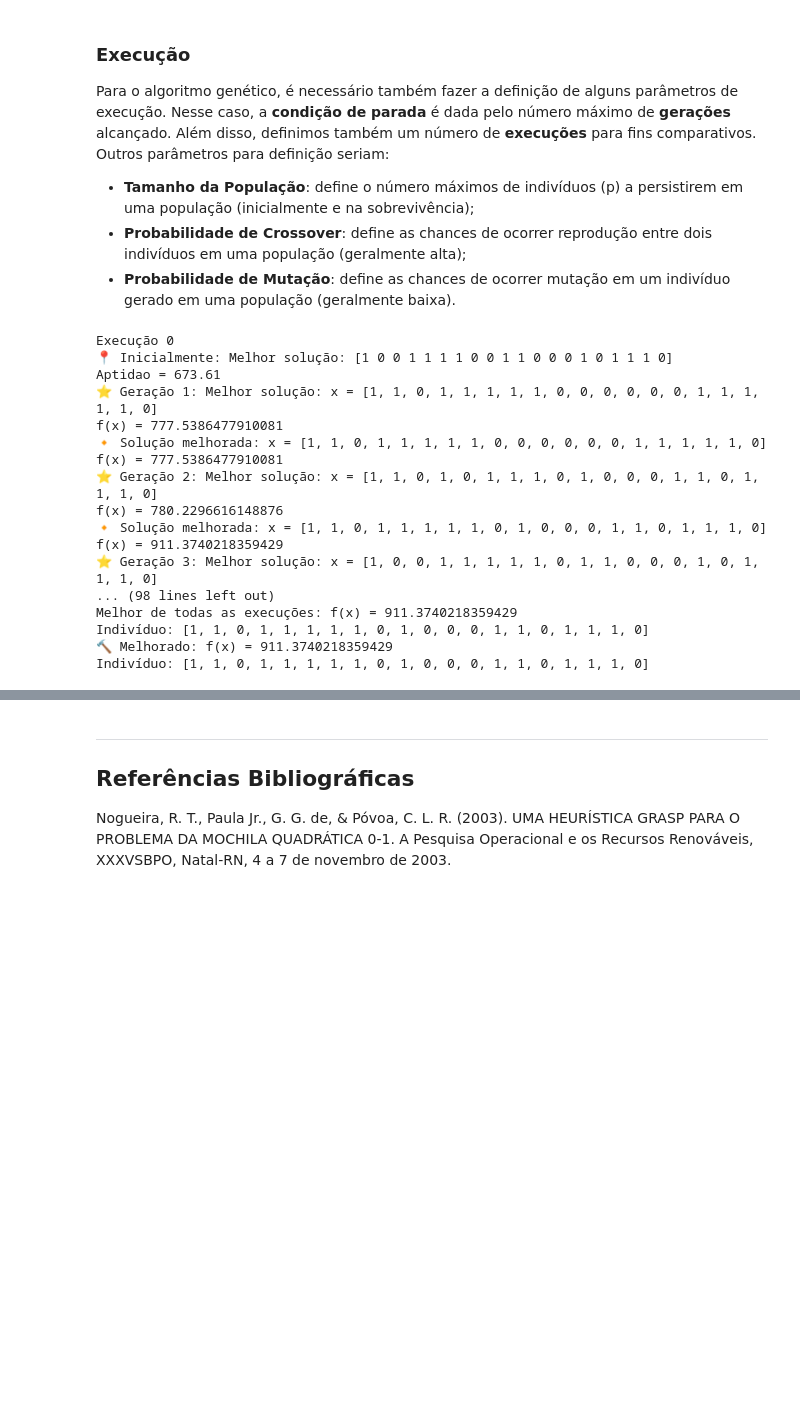
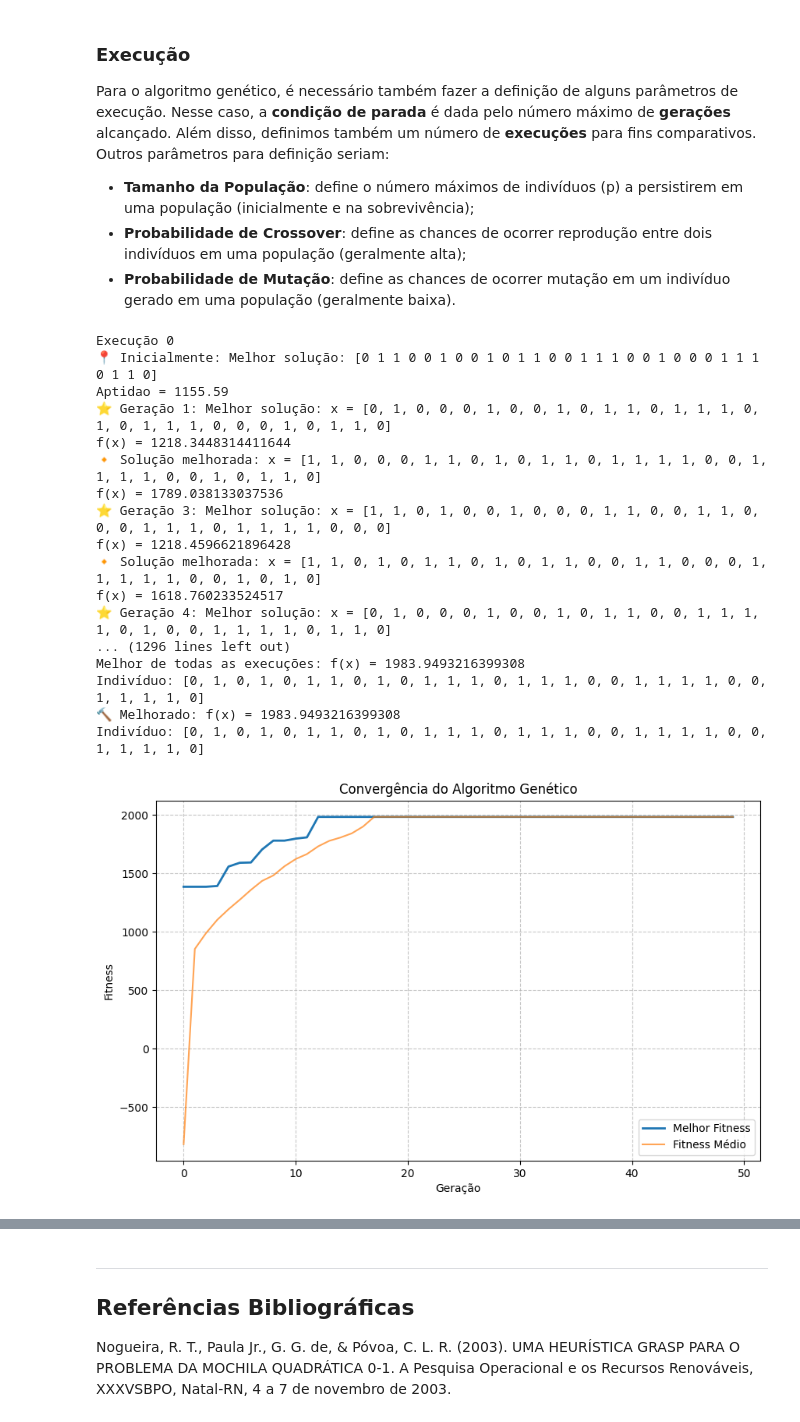
Before and after one commit to sakikout/QKP, a Jupyter notebook: main.ipynb, the cells around one changed output, grey strips where cells are left out. Cells and saved outputs as stored; diff of their text form; code cells hidden in the pictures; blank space fills up the shorter version.

Commit message:
Updating local search and add plots

```diff
--- a/main.ipynb
+++ b/main.ipynb
@@ -33,7 +35,7 @@ seed = 42
 rng = Generator(PCG64(seed))
 
 # Número de itens
-n = 20
+n = 30
 
 # Matriz de lucros (simétrica e definida positiva para garantir validade)
 Q = rng.uniform(0, 10, size=(n, n))
@@ -256,7 +305,7 @@ def local_search_repair(individual, profit_matrix, weights, capacity):
 # %%
 # ---------------------------- ALGORITHM ----------------------------
 def genetic_algorithm(pop_size, num_generations, profit_matrix, weights, capacity, crossover_prob, mutation_prob):
-    part = int(pop_size * 0.7)
+    part = int(pop_size * 0.1)
 
     def fitness(ind): return calc_fitness(ind, profit_matrix=profit_matrix, weights=weights, capacity=capacity)
 
@@ -264,6 +313,10 @@ def genetic_algorithm(pop_size, num_generations, profit_matrix, weights, capacit
     population_random = [random_individual() for _ in range(pop_size - part)]
     population_viable = [random_individual_viable(weights, profit_matrix, capacity) for _ in range(part)]
     population = population_random + population_viable
+
+    best_fits_per_generation = []
+    avg_fits_per_generation = []
+    viabilidade_por_geracao = []
 
     gen_best_improved = []
     best_fit_improved = 0
@@ -299,6 +352,14 @@ def genetic_algorithm(pop_size, num_generations, profit_matrix, weights, capacit
         gen_best_fit = fitness(gen_best)
 
         generation += 1
+        # Coleta de métricas
+        fitnesses = [fitness(ind) for ind in population]
+        best_fits_per_generation.append(max(fitnesses))
+        avg_fits_per_generation.append(np.mean(fitnesses))
+
+        # Viabilidade
+        viaveis = sum(1 for ind in population if sum(weights[i] for i in range(n) if ind[i] == 1) <= capacity)
+        viabilidade_por_geracao.append(100 * viaveis / pop_size)
 
         if gen_best_fit > best_fit:
             best_individual = gen_best
@@ -311,7 +372,7 @@ def genetic_algorithm(pop_size, num_generations, profit_matrix, weights, capacit
             gen_best_improved = list(map(int, gen_best_improved))
             print(f"🔸 Solução melhorada: x = {gen_best_improved}\nf(x) = {best_fit_improved}")
 
-    return (best_individual, best_fit, gen_best_improved, best_fit_improved, generation)
+    return (best_individual, best_fit, gen_best_improved, best_fit_improved, generation, best_fits_per_generation, avg_fits_per_generation, viabilidade_por_geracao)
 # %% [markdown]
 ### Execução
 Para o algoritmo genético, é necessário também fazer a definição de alguns parâmetros de execução. Nesse caso, a **condição de parada** é dada pelo número máximo de **gerações** alcançado. Além disso, definimos também um número de **execuções** para fins comparativos. Outros parâmetros para definição seriam:
@@ -320,17 +381,17 @@ Para o algoritmo genético, é necessário também fazer a definição de alguns
 - **Probabilidade de Mutação**: define as chances de ocorrer mutação em um indivíduo gerado em uma população (geralmente baixa).
 # %%
 # ---------------------------- MAIN ----------------------------
-p_size = 50
-n_gen = 30
+p_size = 150
+n_gen = 50
 c_prob = 0.8
 m_prob = 0.2
 
-num_exec = 5
+num_exec = 35
 results = []
 
 for i in range(num_exec):
     print(f"Execução {i}")
-    best_individual, best_fit, best_improved, fit_improved, generation = genetic_algorithm(pop_size=p_size, num_generations=n_gen, profit_matrix=Q, weights=a, capacity=b, crossover_prob=c_prob, mutation_prob=m_prob)
+    best_individual, best_fit, best_improved, fit_improved, generation, best_fits_per_generation, avg_fits_per_generation, viabilidade_por_geracao = genetic_algorithm(pop_size=p_size, num_generations=n_gen, profit_matrix=Q, weights=a, capacity=b, crossover_prob=c_prob, mutation_prob=m_prob)
     results.append((generation, best_individual, best_fit, best_improved, fit_improved))
     print("\n")
 
@@ -339,19 +400,33 @@ print(f"🏆Geração {best_of_all[0]}\nMelhor de todas as execuções: f(x) = {
 print(f"🔨 Melhorado: f(x) = {best_of_all[4]}\nIndivíduo: {best_of_all[3]}")
 # %% [output]
 Execução 0
-📍 Inicialmente: Melhor solução: [1 0 0 1 1 1 1 0 0 1 1 0 0 0 1 0 1 1 1 0]
-Aptidao = 673.61
-⭐ Geração 1: Melhor solução: x = [1, 1, 0, 1, 1, 1, 1, 1, 0, 0, 0, 0, 0, 0, 1, 1, 1, 1, 1, 0]
-f(x) = 777.5386477910081
-🔸 Solução melhorada: x = [1, 1, 0, 1, 1, 1, 1, 1, 0, 0, 0, 0, 0, 0, 1, 1, 1, 1, 1, 0]
-f(x) = 777.5386477910081
-⭐ Geração 2: Melhor solução: x = [1, 1, 0, 1, 0, 1, 1, 1, 0, 1, 0, 0, 0, 1, 1, 0, 1, 1, 1, 0]
-f(x) = 780.2296616148876
-🔸 Solução melhorada: x = [1, 1, 0, 1, 1, 1, 1, 1, 0, 1, 0, 0, 0, 1, 1, 0, 1, 1, 1, 0]
-f(x) = 911.3740218359429
-⭐ Geração 3: Melhor solução: x = [1, 0, 0, 1, 1, 1, 1, 1, 0, 1, 1, 0, 0, 0, 1, 0, 1, 1, 1, 0]
-... (98 lines left out)
-Melhor de todas as execuções: f(x) = 911.3740218359429
-Indivíduo: [1, 1, 0, 1, 1, 1, 1, 1, 0, 1, 0, 0, 0, 1, 1, 0, 1, 1, 1, 0]
-🔨 Melhorado: f(x) = 911.3740218359429
-Indivíduo: [1, 1, 0, 1, 1, 1, 1, 1, 0, 1, 0, 0, 0, 1, 1, 0, 1, 1, 1, 0]
+📍 Inicialmente: Melhor solução: [0 1 1 0 0 1 0 0 1 0 1 1 0 0 1 1 1 0 0 1 0 0 0 1 1 1 0 1 1 0]
+Aptidao = 1155.59
+⭐ Geração 1: Melhor solução: x = [0, 1, 0, 0, 0, 1, 0, 0, 1, 0, 1, 1, 0, 1, 1, 1, 0, 1, 0, 1, 1, 1, 0, 0, 0, 1, 0, 1, 1, 0]
+f(x) = 1218.3448314411644
+🔸 Solução melhorada: x = [1, 1, 0, 0, 0, 1, 1, 0, 1, 0, 1, 1, 0, 1, 1, 1, 1, 0, 0, 1, 1, 1, 1, 0, 0, 1, 0, 1, 1, 0]
+f(x) = 1789.038133037536
+⭐ Geração 3: Melhor solução: x = [1, 1, 0, 1, 0, 0, 1, 0, 0, 0, 1, 1, 0, 0, 1, 1, 0, 0, 0, 1, 1, 1, 0, 1, 1, 1, 1, 0, 0, 0]
+f(x) = 1218.4596621896428
+🔸 Solução melhorada: x = [1, 1, 0, 1, 0, 1, 1, 0, 1, 0, 1, 1, 0, 0, 1, 1, 0, 0, 0, 1, 1, 1, 1, 1, 0, 0, 1, 0, 1, 0]
+f(x) = 1618.760233524517
+⭐ Geração 4: Melhor solução: x = [0, 1, 0, 0, 0, 1, 0, 0, 1, 0, 1, 1, 0, 0, 1, 1, 1, 1, 0, 1, 0, 0, 1, 1, 1, 1, 0, 1, 1, 0]
+... (1296 lines left out)
+Melhor de todas as execuções: f(x) = 1983.9493216399308
+Indivíduo: [0, 1, 0, 1, 0, 1, 1, 0, 1, 0, 1, 1, 1, 0, 1, 1, 1, 0, 0, 1, 1, 1, 1, 0, 0, 1, 1, 1, 1, 0]
+🔨 Melhorado: f(x) = 1983.9493216399308
+Indivíduo: [0, 1, 0, 1, 0, 1, 1, 0, 1, 0, 1, 1, 1, 0, 1, 1, 1, 0, 0, 1, 1, 1, 1, 0, 0, 1, 1, 1, 1, 0]
+# %%
+# ------------------------- GRAFICOS -----------------------------
+# Curva de Convergência
+plt.figure(figsize=(10, 6))
+plt.plot(best_fits_per_generation, label='Melhor Fitness', linewidth=2)
+plt.plot(avg_fits_per_generation, label='Fitness Médio', alpha=0.7)
+plt.xlabel('Geração')
+plt.ylabel('Fitness')
+plt.title('Convergência do Algoritmo Genético')
+plt.legend()
+plt.grid(True, linestyle='--', alpha=0.7)
+plt.show()
+# %% [output]
+[figure, added]
```
Also changed, not shown: parts of 8 cells of this notebook, 15 other files.
